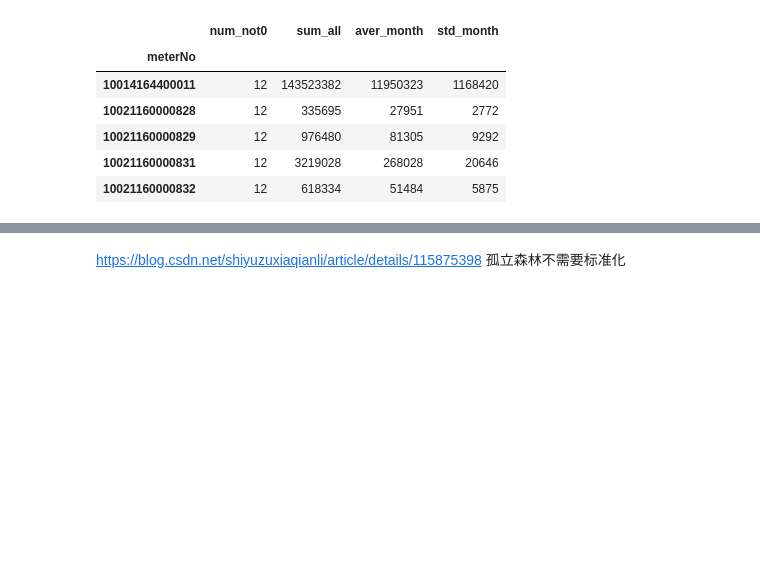
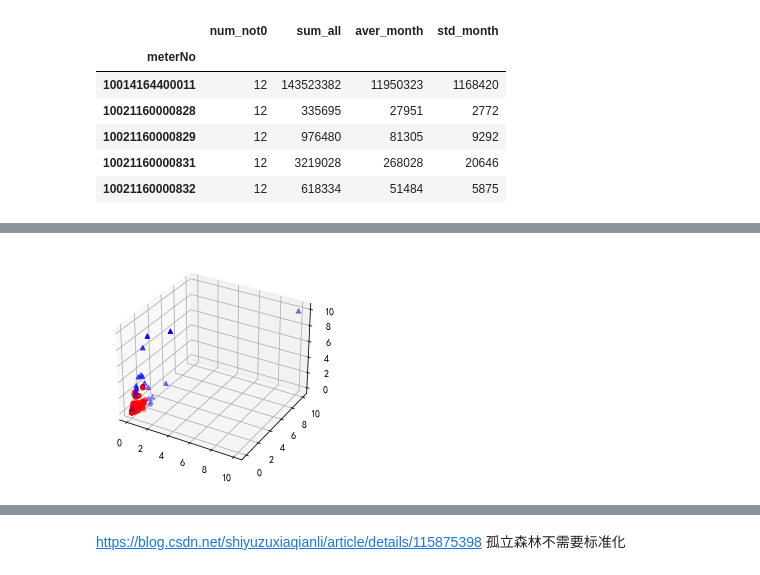
Before and after one commit to lonesometonight/test_collge, a Jupyter notebook: 7.用电量/_5_统计数据_用电量_4特征.ipynb, the cells around one changed output, grey strips where cells are left out. Drawn from its saved outputs; the diff is of its cells as text; code cells hidden in the pictures; blank space fills up the shorter version.

```diff
--- a/7.用电量/_5_统计数据_用电量_4特征.ipynb
+++ b/7.用电量/_5_统计数据_用电量_4特征.ipynb
@@ -632,0 +647,15 @@ fig.show()
+# %%
+import matplotlib.pyplot as plt
+from mpl_toolkits.mplot3d import Axes3D  #3D图表需要使用“mpl_toolkits”模块
+# 中文和负号的正常显示
+plt.rcParams['font.sans-serif'] = [u'SimHei']
+plt.rcParams['axes.unicode_minus'] = False
+
+fig = plt.figure('3D scatter plot')
+ax = fig.add_subplot(111, projection='3d')
+
+ax.scatter(data_guli_biaozhun[data_guli_biaozhun['label']==1].sum_all, data_guli_biaozhun[data_guli_biaozhun['label']==1].aver_month,data_guli_biaozhun[data_guli_biaozhun['label']==1].std_month,c='r',marker='o')
+ax.scatter(data_guli_biaozhun[data_guli_biaozhun['label']==-1].sum_all, data_guli_biaozhun[data_guli_biaozhun['label']==-1].aver_month,data_guli_biaozhun[data_guli_biaozhun['label']==-1].std_month,c='b',marker='^')
+plt.show()
+# %% [output]
+[figure, added]
```
Also changed, not shown: parts of 4 cells of this notebook, 13 other files.
